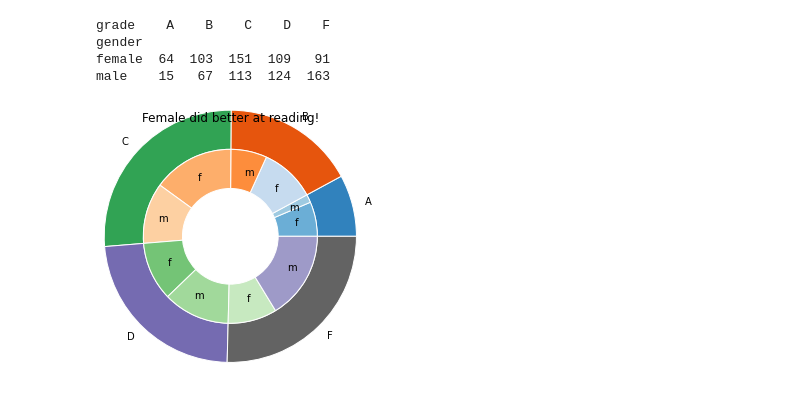
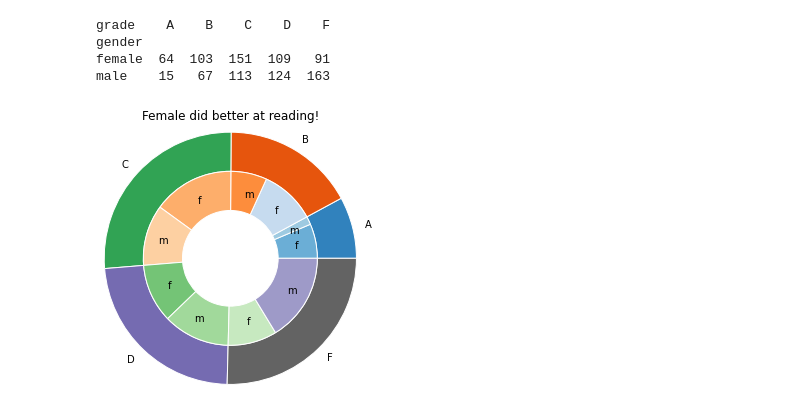
Before and after one commit to e71828/dig, a Jupyter notebook: dig1.ipynb, the cells around one changed output. Cells and saved outputs as stored; diff of their text form; code cells hidden in the pictures.

Commit message:
modified using Colaboratory

```diff
--- a/dig1.ipynb
+++ b/dig1.ipynb
@@ -165,22 +174,25 @@ vals = ggd.to_numpy().T
 grade = ggd.columns.to_list()
 gender = [ggd.index.to_list()[0][0],ggd.index.to_list()[1][0]]
 # %%
+# nested pie using plt
 fig, ax = plt.subplots()
 
 size = 0.45
 # vals = np.array([[60., 32.], [37., 40.], [29., 10.]])
+# https://matplotlib.org/3.1.1/api/_as_gen/matplotlib.pyplot.pie.html?highlight=pie#examples-using-matplotlib-pyplot-pie
 
 cmap = plt.get_cmap("tab20c")
 outer_colors = cmap(np.arange(5)*4)
 inner_colors = cmap(np.array([1, 2, 3, 5, 6, 7, 9, 10, 11, 13, 14, 15]))
 
 ax.pie(vals.sum(axis=1), radius=1+size, colors=outer_colors, labels=grade,
        wedgeprops=dict(width=size, edgecolor='w'))
 
 ax.pie(vals.flatten(), radius=1, colors=inner_colors, labels=gender*5, labeldistance=0.75,
        wedgeprops=dict(width=size, edgecolor='w'))
 
-ax.set(aspect="equal", title='Female did better at reading!')
+ax.set(aspect="equal")
+ax.set_title('Female did better at reading!', pad = 30)
 plt.show()
 # %% [output]
-[figure, old version]
+[figure, new version]
```
Also changed, not shown: parts of 15 cells of this notebook.
